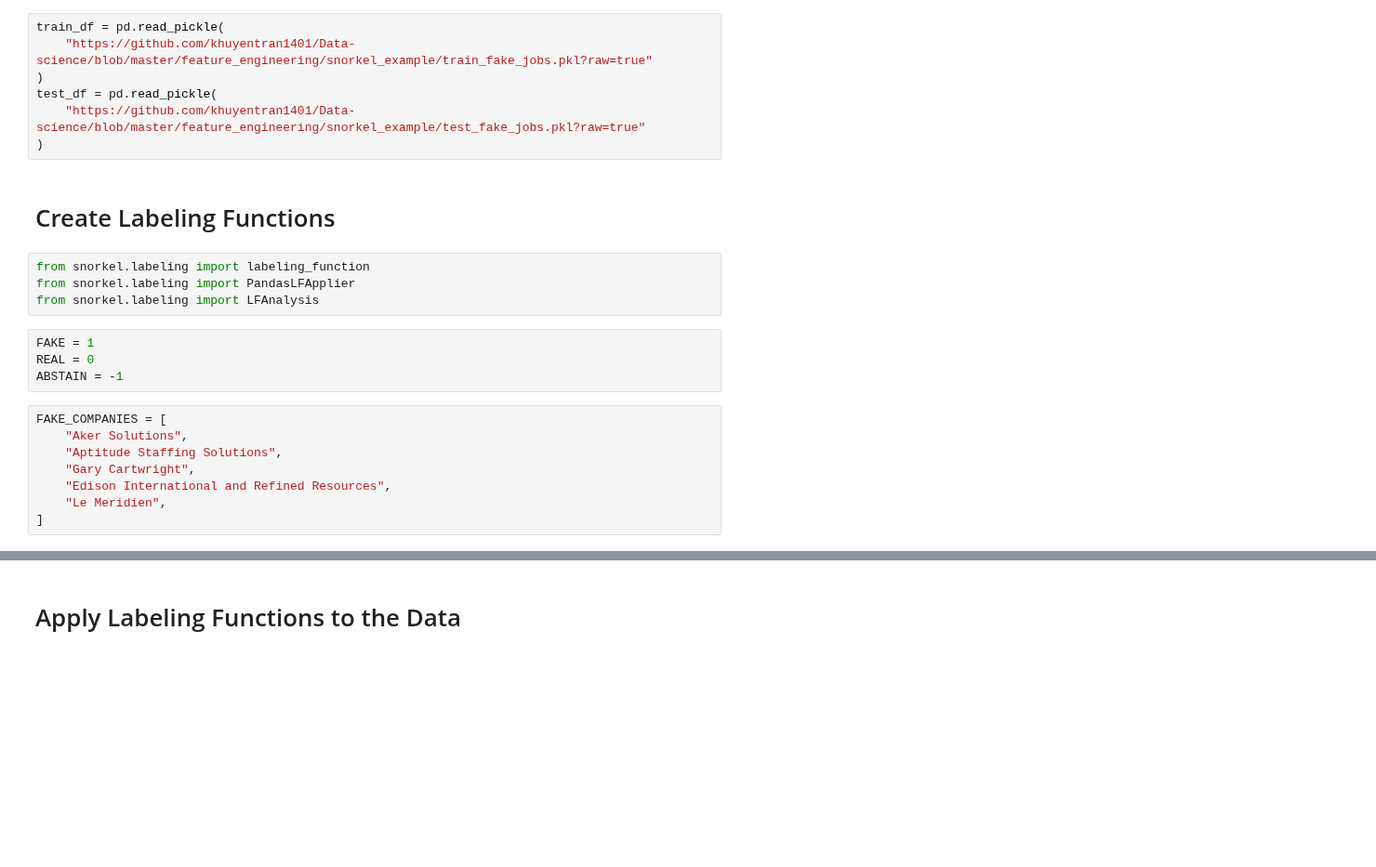
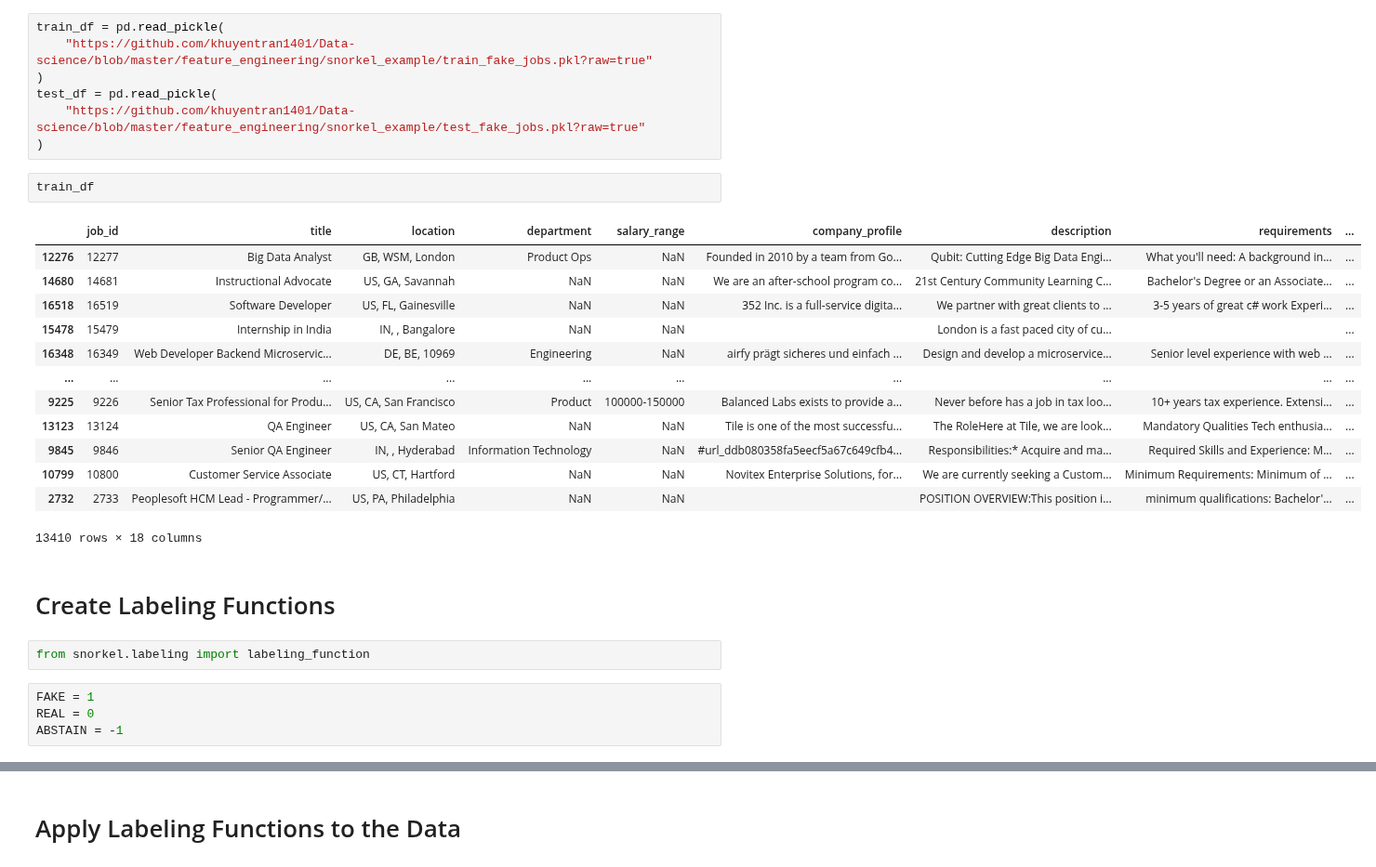
Before and after one commit to khuyentran1401/Data-science, a Jupyter notebook: feature_engineering/snorkel_example/labeling.ipynb, the cells around one changed output, grey strips where cells are left out. Shown at 93% size. Cells and saved outputs as stored; diff of their text form; blank space fills up the shorter version.

```diff
--- a/feature_engineering/snorkel_example/labeling.ipynb
+++ b/feature_engineering/snorkel_example/labeling.ipynb
@@ -11,22 +11,28 @@ train_df = pd.read_pickle(
 test_df = pd.read_pickle(
     "https://github.com/khuyentran1401/Data-science/blob/master/feature_engineering/snorkel_example/test_fake_jobs.pkl?raw=true"
 )
+# %%
+train_df
+# %% [output]
+|  | job_id | title | location | department | salary_range | company_profile | description | requirements | ... |
+| 12276 | 12277 | Big Data Analyst | GB, WSM, London | Product Ops | NaN | Founded in 2010 by a team from Go... | Qubit: Cutting Edge Big Data Engi... | What you'll need: A background in... | ... |
+| 14680 | 14681 | Instructional Advocate | US, GA, Savannah | NaN | NaN | We are an after-school program co... | 21st Century Community Learning C... | Bachelor's Degree or an Associate... | ... |
+| 16518 | 16519 | Software Developer | US, FL, Gainesville | NaN | NaN | 352 Inc. is a full-service digita... | We partner with great clients to ... | 3-5 years of great c# work Experi... | ... |
+| 15478 | 15479 | Internship in India | IN, , Bangalore | NaN | NaN |  | London is a fast paced city of cu... |  | ... |
+| 16348 | 16349 | Web Developer Backend Microservic... | DE, BE, 10969 | Engineering | NaN | airfy prägt sicheres und einfach ... | Design and develop a microservice... | Senior level experience with web ... | ... |
+| ... | ... | ... | ... | ... | ... | ... | ... | ... | ... |
+| 9225 | 9226 | Senior Tax Professional for Produ... | US, CA, San Francisco | Product | 100000-150000 | Balanced Labs exists to provide a... | Never before has a job in tax loo... | 10+ years tax experience. Extensi... | ... |
+| 13123 | 13124 | QA Engineer | US, CA, San Mateo | NaN | NaN | Tile is one of the most successfu... | The RoleHere at Tile, we are look... | Mandatory Qualities Tech enthusia... | ... |
+| 9845 | 9846 | Senior QA Engineer | IN, , Hyderabad | Information Technology | NaN | #url_ddb080358fa5eecf5a67c649cfb4... | Responsibilities:* Acquire and ma... | Required Skills and Experience: M... | ... |
+| 10799 | 10800 | Customer Service Associate | US, CT, Hartford | NaN | NaN | Novitex Enterprise Solutions, for... | We are currently seeking a Custom... | Minimum Requirements: Minimum of ... | ... |
+| 2732 | 2733 | Peoplesoft HCM Lead - Programmer/... | US, PA, Philadelphia | NaN | NaN |  | POSITION OVERVIEW:This position i... | minimum qualifications: Bachelor'... | ... |
+13410 rows × 18 columns
 # %% [markdown]
 # Create Labeling Functions
 # %%
 from snorkel.labeling import labeling_function
-from snorkel.labeling import PandasLFApplier
-from snorkel.labeling import LFAnalysis
 # %%
 FAKE = 1
 REAL = 0
 ABSTAIN = -1
-# %%
-FAKE_COMPANIES = [
-    "Aker Solutions",
-    "Aptitude Staffing Solutions",
-    "Gary Cartwright",
-    "Edison International and Refined Resources",
-    "Le Meridien",
-]
 # %%
```
Also changed, not shown: parts of 18 cells of this notebook.
